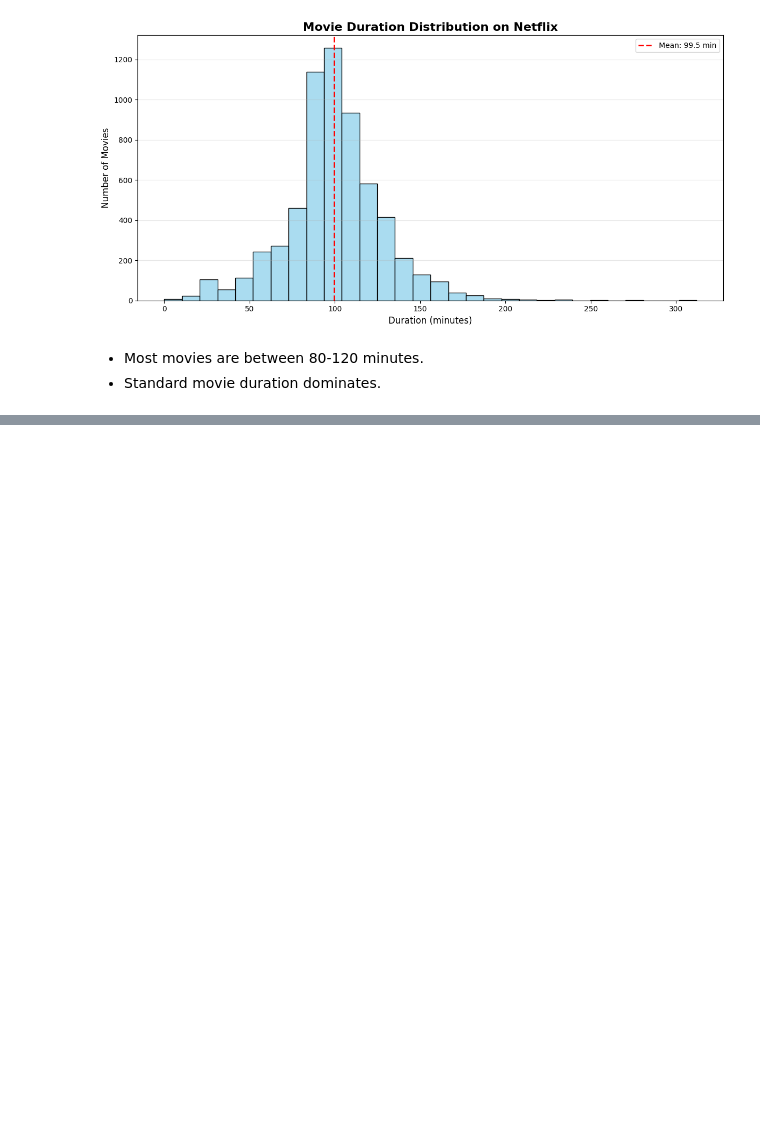
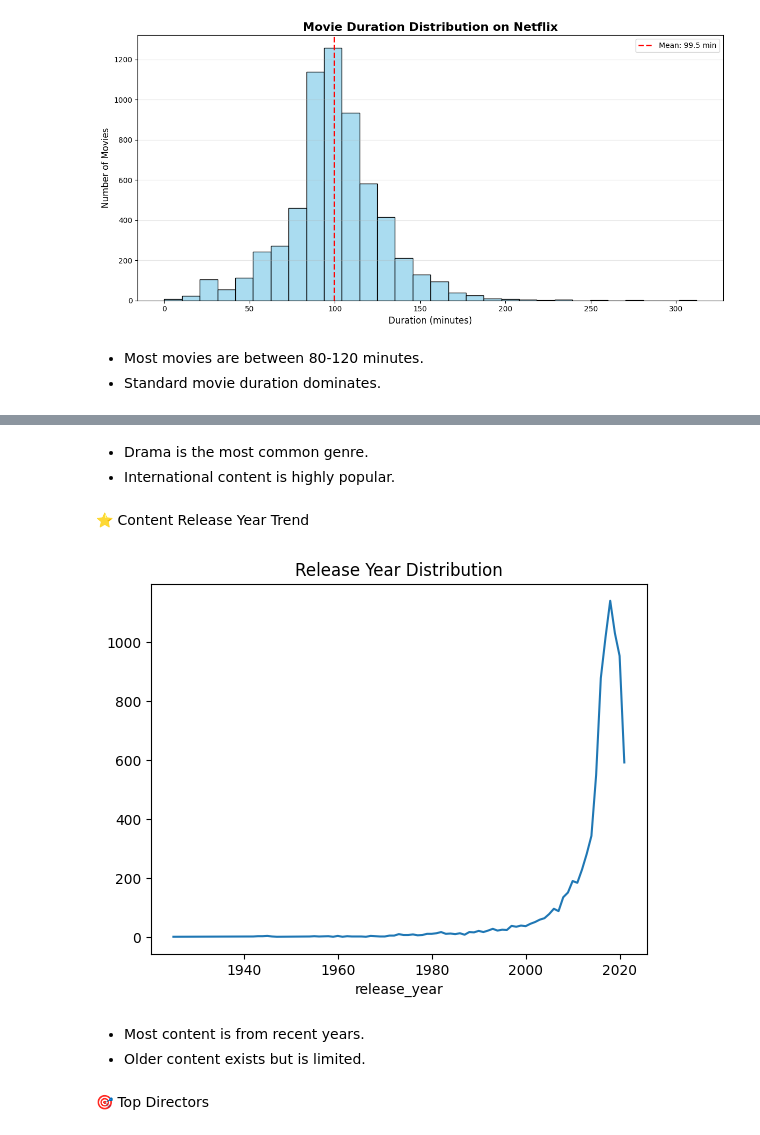
Before and after one commit to Aryan1021/netflix-data-analysis, a Jupyter notebook: notebook/netflix_analysis.ipynb, the cells around one changed output, grey strips where cells are left out. Cells and saved outputs as stored; diff of their text form; code cells hidden in the pictures; blank space fills up the shorter version.

```diff
--- a/notebook/netflix_analysis.ipynb
+++ b/notebook/netflix_analysis.ipynb
@@ -250,0 +305,16 @@ plt.show()
+# %% [markdown]
+- Drama is the most common genre.
+- International content is highly popular.
+# %% [markdown]
+⭐ Content Release Year Trend
+# %%
+df["release_year"].value_counts().sort_index().plot()
+plt.title("Release Year Distribution")
+plt.show()
+# %% [output]
+[figure, added]
+# %% [markdown]
+- Most content is from recent years.
+- Older content exists but is limited.
+# %% [markdown]
+🎯 Top Directors
```
Also changed, not shown: parts of 11 cells of this notebook.
